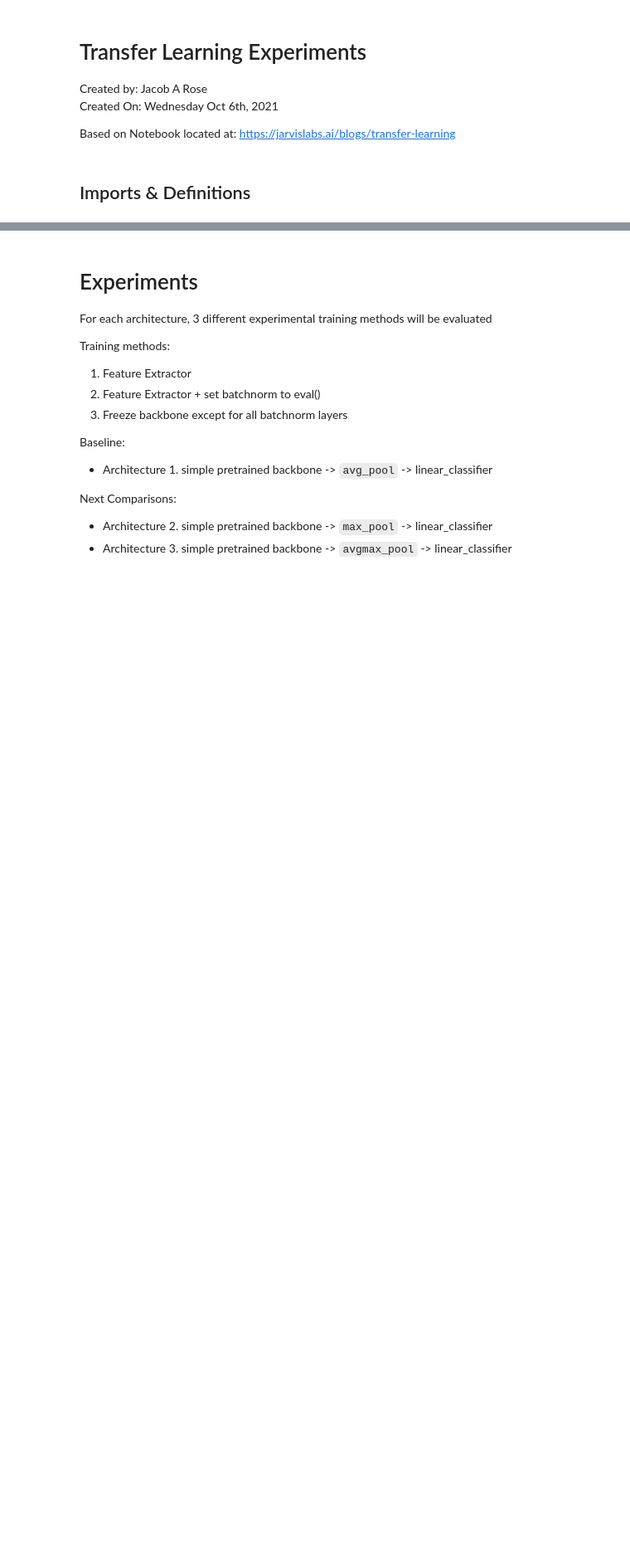
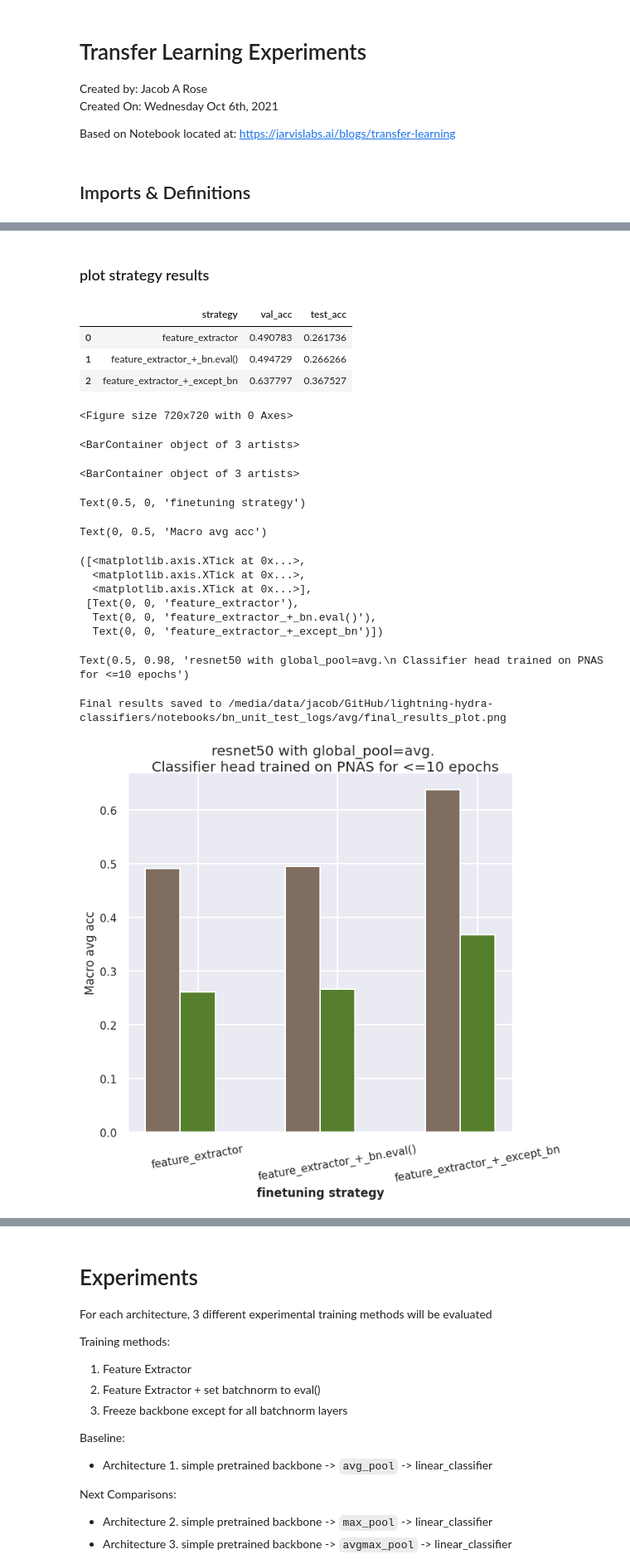
Before and after one commit to JacobARose/lightning-hydra-classifiers, a Jupyter notebook: notebooks/TransferLearning-Condensed.ipynb, the cells around one changed output, grey strips where cells are left out. Shown at 83% size. Drawn from its saved outputs; the diff is of its cells as text; code cells hidden in the pictures; blank space fills up the shorter version.

```diff
--- a/notebooks/TransferLearning-Condensed.ipynb
+++ b/notebooks/TransferLearning-Condensed.ipynb
@@ -759,0 +1361,66 @@ class LightningClassifier(BaseLightningModule):
+# %% [markdown]
+### plot strategy results
+# %%
+strategies_x = []
+val_accs = []
+test_accs = []
+for k,v in all_results.items():
+    strategies_x.append(k)
+    try:
+        val_accs.append(v['val_acc'])
+        test_accs.append(v['test_acc'])
+    except:
+        val_accs.append(v['val'])
+        test_accs.append(v['test'])
+
+
+
+import matplotlib.pyplot as plt
+import seaborn as sns
+
+
+results_df = pd.DataFrame({"strategy":strategies_x,
+                           "val_acc":val_accs,
+                           "test_acc":test_accs})
+results_df
+
+barWidth = 0.25
+
+r1 = np.arange(len(strategies_x))
+r2 = [x + barWidth for x in r1]
+r3 = [x + barWidth for x in r2]
+
+plt.figure(figsize=(10,10))
+
+plt.bar(r1, val_accs, color='#7f6d5f', width=barWidth, edgecolor='white', label='val')
+plt.bar(r2, test_accs, color='#557f2d', width=barWidth, edgecolor='white', label='test')
+
+
+# Add xticks on the middle of the group bars
+plt.xlabel('finetuning strategy', fontweight='bold')
+plt.ylabel("Macro avg acc")
+plt.xticks([r + barWidth for r in range(len(strategies_x))], strategies_x, rotation=10)
+plt.suptitle(f"{config.model.backbone_name} with global_pool={config.model.pool_type}." + "\n Classifier head trained on PNAS for <=10 epochs")
+plt.tight_layout(rect=[0.0, 0.05, 1.0, 0.95])
+plt.savefig(os.path.join(config.root_dir, "final_results_plot.png"))
+print(f"Final results saved to", os.path.join(config.root_dir, "final_results_plot.png"))
+# sns.barplot(data=results_df, x='strategy', y='val_acc')
+# %% [output]
+|  | strategy | val_acc | test_acc |
+| 0 | feature_extractor | 0.490783 | 0.261736 |
+| 1 | feature_extractor_+_bn.eval() | 0.494729 | 0.266266 |
+| 2 | feature_extractor_+_except_bn | 0.637797 | 0.367527 |
+<Figure size 720x720 with 0 Axes>
+<BarContainer object of 3 artists>
+<BarContainer object of 3 artists>
+Text(0.5, 0, 'finetuning strategy')
+Text(0, 0.5, 'Macro avg acc')
+([<matplotlib.axis.XTick at 0x...>,
+  <matplotlib.axis.XTick at 0x...>,
+  <matplotlib.axis.XTick at 0x...>],
+ [Text(0, 0, 'feature_extractor'),
+  Text(0, 0, 'feature_extractor_+_bn.eval()'),
+  Text(0, 0, 'feature_extractor_+_except_bn')])
+Text(0.5, 0.98, 'resnet50 with global_pool=avg.\n Classifier head trained on PNAS for <=10 epochs')
+Final results saved to /media/data/jacob/GitHub/lightning-hydra-classifiers/notebooks/bn_unit_test_logs/avg/final_results_plot.png
+[figure, added]
```
Also changed, not shown: parts of 54 cells of this notebook, 20 other files.
